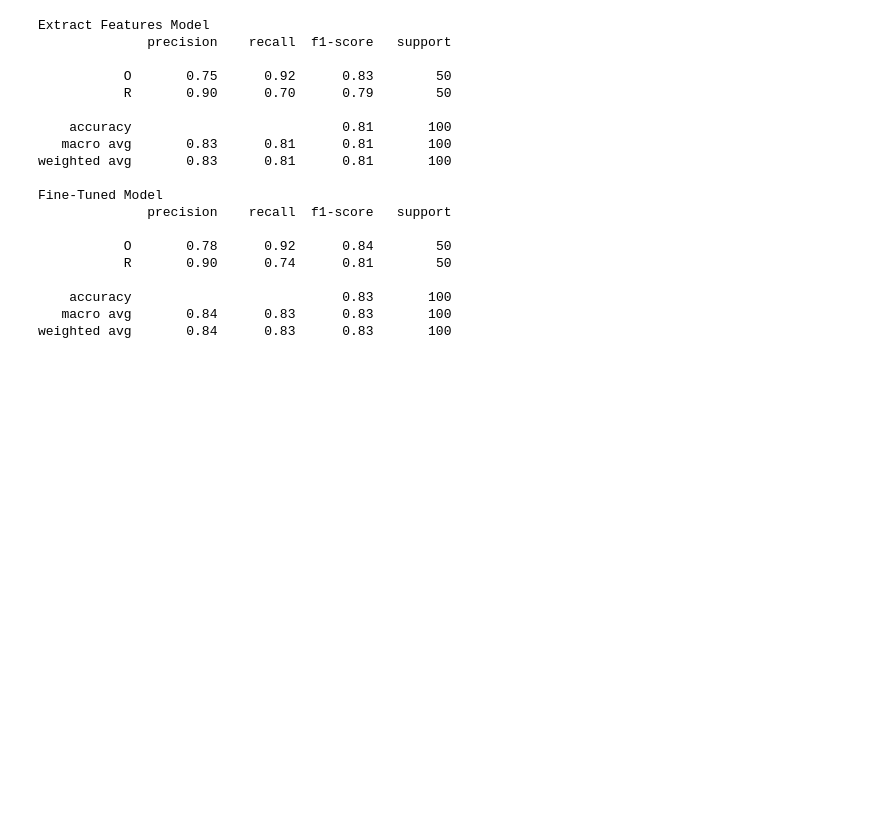
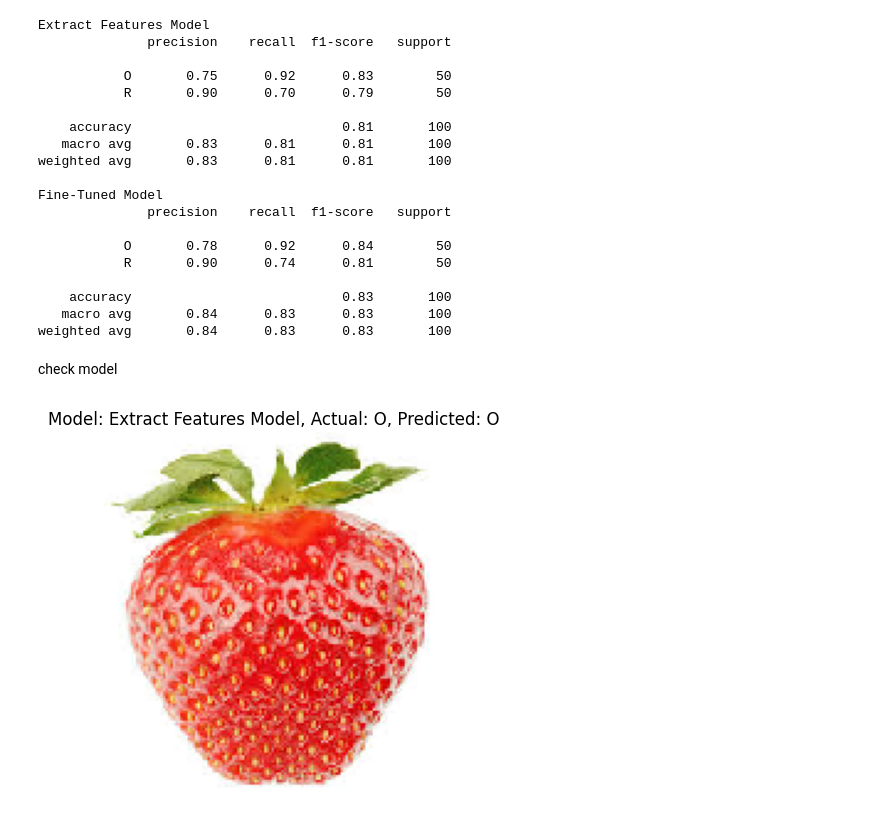
Before and after one commit to Helia-Karisani/Keras-TrashClassification-TransferLearning, a Jupyter notebook: Keras-TrashClassification-TransferLearning.ipynb, the cells around one changed output. Drawn from its saved outputs; the diff is of its cells as text; code cells hidden in the pictures; blank space fills up the shorter version.

Commit message:
check model

```diff
--- a/Keras-TrashClassification-TransferLearning.ipynb
+++ b/Keras-TrashClassification-TransferLearning.ipynb
@@ -617,3 +617,23 @@ Fine-Tuned Model
     accuracy                           0.83       100
    macro avg       0.84      0.83      0.83       100
 weighted avg       0.84      0.83      0.83       100
+# %% [markdown]
+check model
+# %%
+# Plot one of the images with actual label and predicted label as title
+def plot_image_with_title(image, model_name, actual_label, predicted_label):
+    plt.imshow(image)
+    plt.title(f"Model: {model_name}, Actual: {actual_label}, Predicted: {predicted_label}")
+    plt.axis('off')
+    plt.show()
+
+# Specify index of image to plot, for example index 0
+index_to_plot = 0
+plot_image_with_title(
+    image=test_imgs[index_to_plot].astype('uint8'),
+    model_name='Extract Features Model',
+    actual_label=test_labels[index_to_plot],
+    predicted_label=predictions_extract_feat_model[index_to_plot],
+    )
+# %% [output]
+[figure, added]
```
